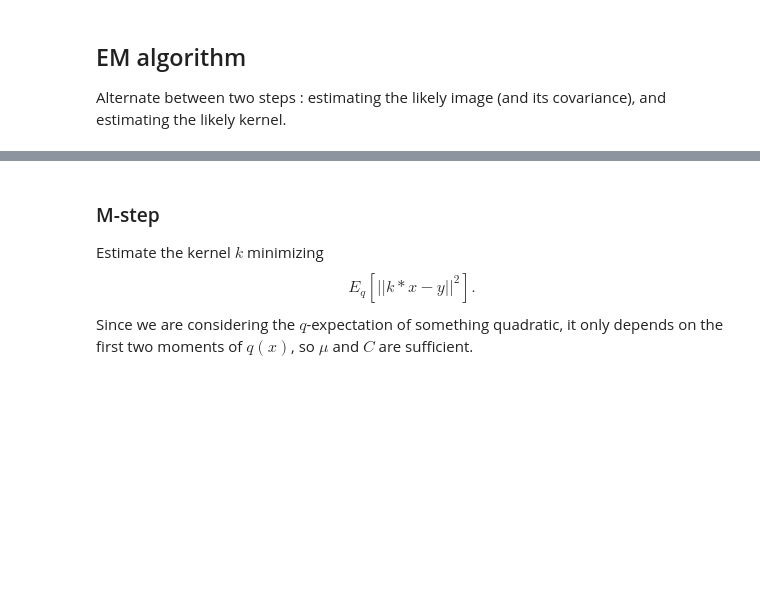
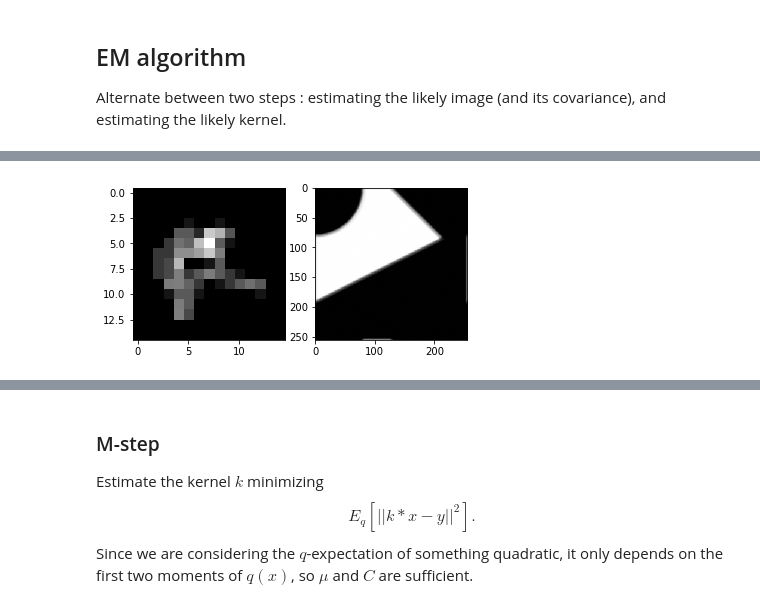
Before and after one commit to athibaul/donnees17-at, a Jupyter notebook: 171230_deconv_gaussian.ipynb, the cells around one changed output, grey strips where cells are left out. Saved outputs shown, nothing was run; the diff lists cells and outputs as text; code cells hidden in the pictures; blank space fills up the shorter version.

```diff
--- a/171230_deconv_gaussian.ipynb
+++ b/171230_deconv_gaussian.ipynb
@@ -71,0 +61,8 @@ for i in range(n-1):
+# %%
+import numpy.fft as fft
+
+def fourier(img):
+    return np.reshape(fft.fft2(np.reshape(img,(n,n))),N)
+
+def ifourier(img):
+    return np.reshape(fft.ifft2(np.reshape(img,(n,n))),N)
@@ -71,0 +111,18 @@ for i in range(n-1):
+# %%
+kxx,kyy = np.meshgrid(np.arange(-K,K+1),np.arange(-K,K+1))
+#kernel = np.exp(-0.01*kxx**2-0.03*kyy**2) + np.exp(-0.1*(kxx-3)**2 - (kyy-1)**2)
+kernel = Image.open('kernel1.png')
+kernel /= np.sum(kernel,axis=None)
+plt.subplot(1,2,1)
+plt.imshow(kernel,cmap='gray')
+
+img_blurred = np.reshape(convolve(img,kernel),(n,n))
+img_blurred += np.random.randn(n,n)*0.1*eta # Add noise
+
+plt.subplot(1,2,2)
+plt.imshow(img_blurred,cmap='gray')
+plt.show()
+
+y = np.reshape(img_blurred,N)
+# %% [output]
+[figure, added]
```
Also changed, not shown: parts of 28 cells of this notebook, 12 other files.
